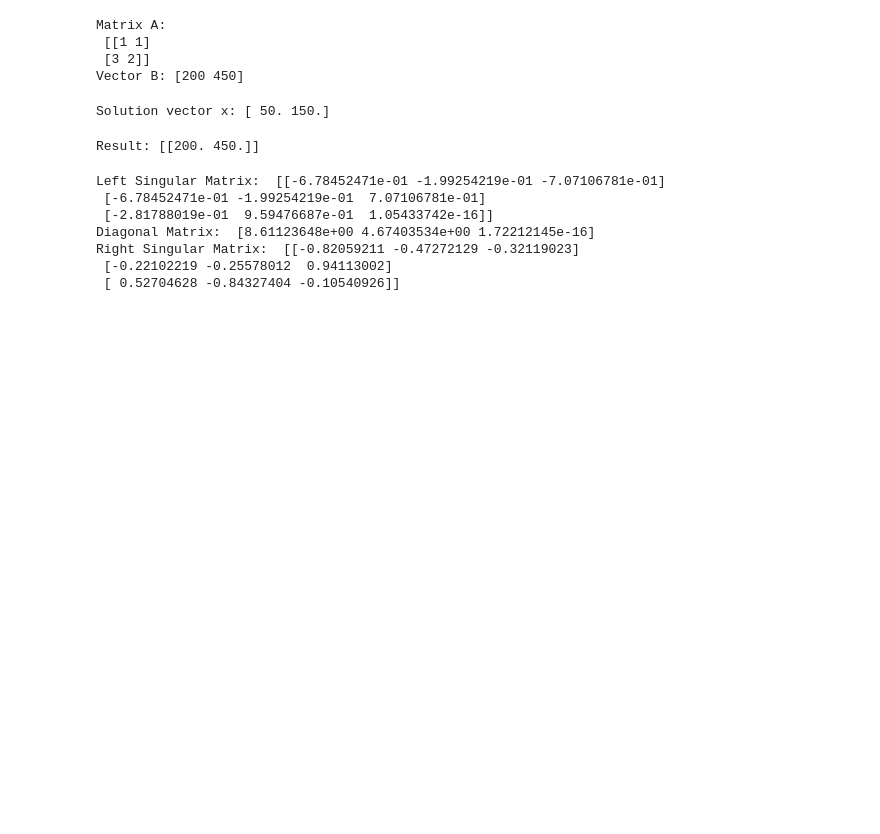
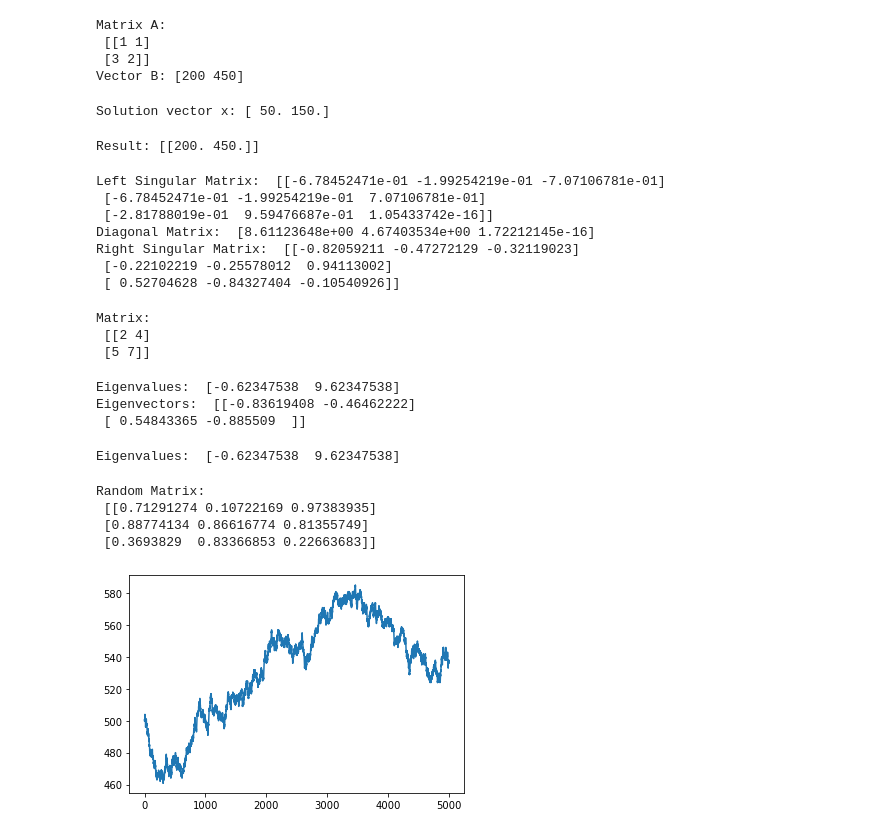
Before and after one commit to lh77x7/Python-data-analysis, a Jupyter notebook: chap4/chap4-linear-algebra.ipynb, the cells around one changed output. Cells and saved outputs as stored; diff of their text form; code cells hidden in the pictures; blank space fills up the shorter version.

```diff
--- a/chap4/chap4-linear-algebra.ipynb
+++ b/chap4/chap4-linear-algebra.ipynb
@@ -130,3 +130,70 @@ Diagonal Matrix:  [8.61123648e+00 4.67403534e+00 1.72212145e-16]
 Right Singular Matrix:  [[-0.82059211 -0.47272129 -0.32119023]
  [-0.22102219 -0.25578012  0.94113002]
  [ 0.52704628 -0.84327404 -0.10540926]]
+# %%
+## eigenvectors and eigenvalues
+
+# import numpy
+import numpy as np
+
+# create matrix using NumPy
+mat = np.mat([[2,4], [5,7]])
+print("Matrix:\n", mat)
+# %% [output]
+Matrix:
+ [[2 4]
+ [5 7]]
+# %%
+# calculate the eigenvalues and eigenvectors
+eigenvalues, eigenvectors = np.linalg.eig(mat)
+print("Eigenvalues: ", eigenvalues)
+print("Eigenvectors: ", eigenvectors)
+# %% [output]
+Eigenvalues:  [-0.62347538  9.62347538]
+Eigenvectors:  [[-0.83619408 -0.46462222]
+ [ 0.54843365 -0.885509  ]]
+# %%
+# compute eigenvalues
+eigenvalues = np.linalg.eigvals(mat)
+print("Eigenvalues: ", eigenvalues)
+# %% [output]
+Eigenvalues:  [-0.62347538  9.62347538]
+# %%
+# generating random numbers
+# import numpy
+import numpy as np
+
+# create an array with random values
+random_mat = np.random.random((3,3))
+print("Random Matrix: \n", random_mat)
+# %% [output]
+Random Matrix:
+ [[0.71291274 0.10722169 0.97383935]
+ [0.88774134 0.86616774 0.81355749]
+ [0.3693829  0.83366853 0.22663683]]
+# %%
+# binomal distribution
+# import required libraries
+import numpy as np
+import matplotlib.pyplot as plt
+
+# create an numpy vector of size 5000 with value 0
+cash_balance = np.zeros(5000)
+
+cash_balance[0] = 500
+
+# generate random numbers using Binomial
+samples = np.random.binomial(9,0.5,size=len(cash_balance))
+
+# update the cash balance
+for i in range(1, len(cash_balance)):
+    if samples[i] < 5:
+        cash_balance[i] = cash_balance[i - 1] - 1
+    else:
+        cash_balance[i] = cash_balance[i - 1] + 1
+
+# plot the updated cash balance
+plt.plot(np.arange(len(cash_balance)), cash_balance)
+plt.show()
+# %% [output]
+[figure, added]
```
Also changed, not shown: parts of 7 cells of this notebook.
